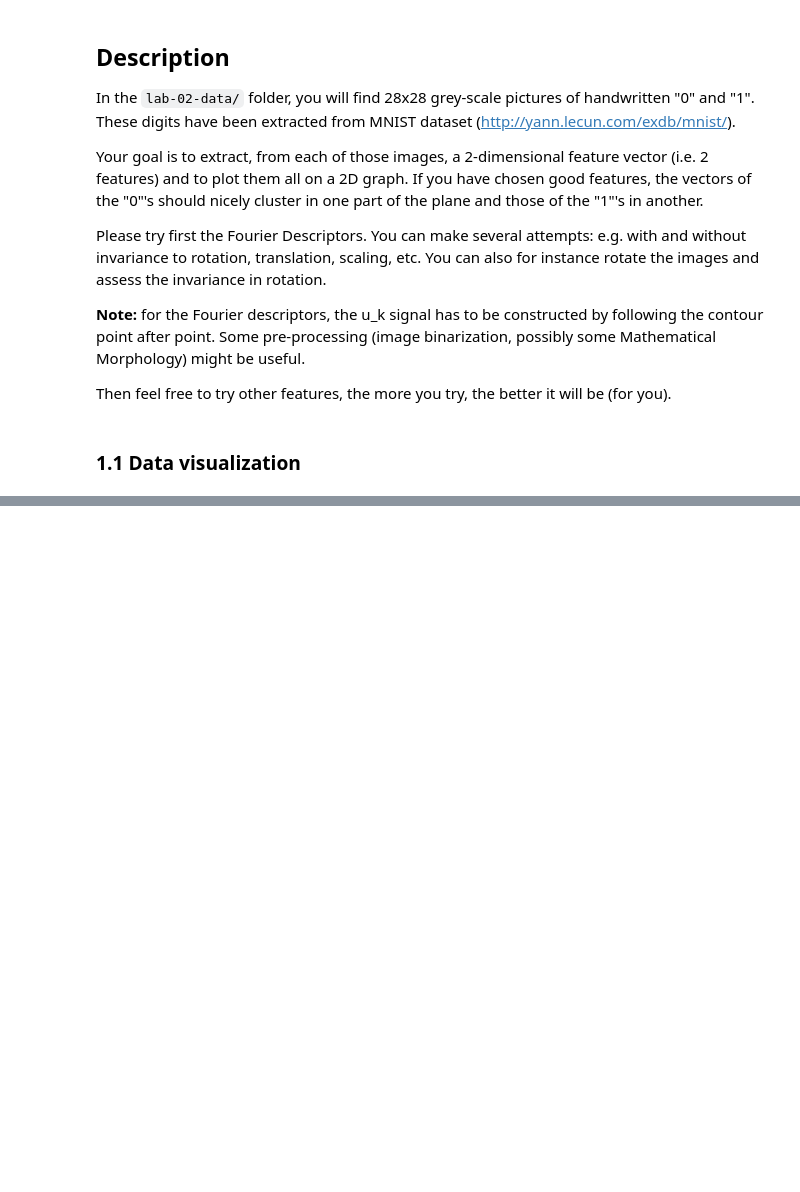
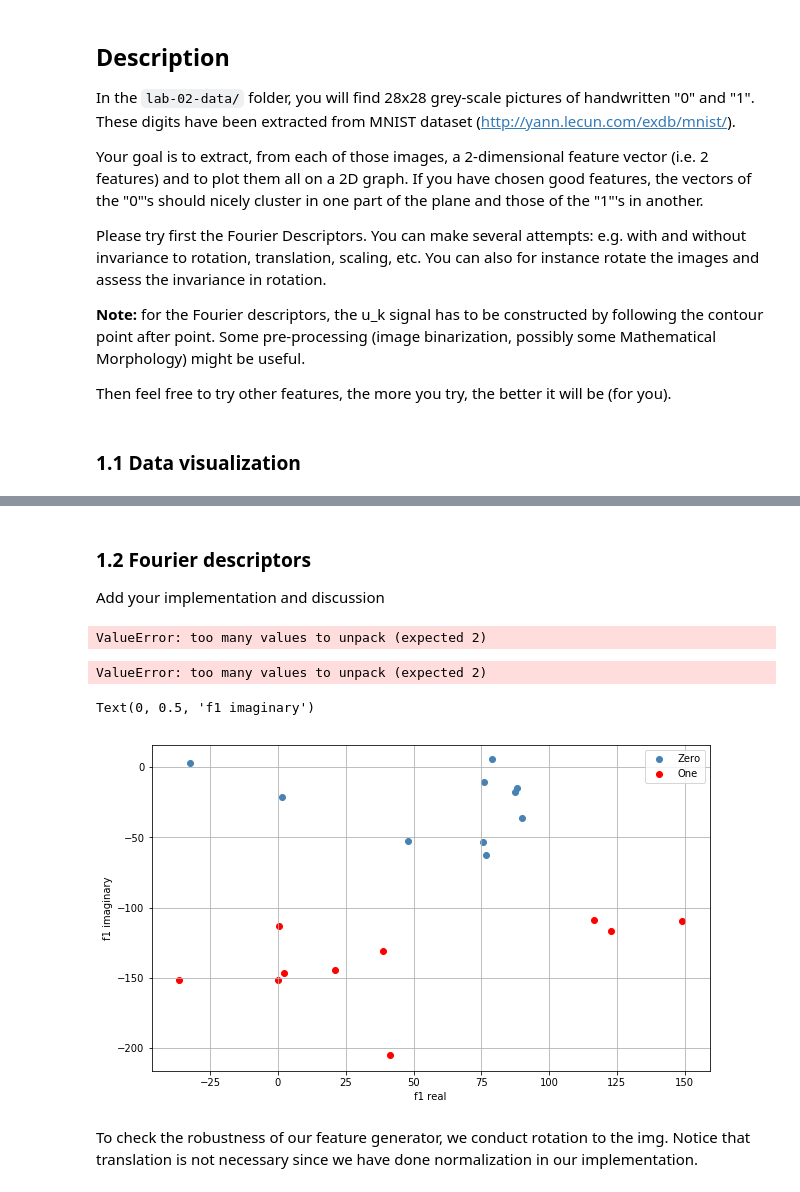
Before and after one commit to Elisabettaaa/Image-Analysis-and-Pattern-Recognition, a Jupyter notebook: labs/lab_02_object_description.ipynb, the cells around one changed output, grey strips where cells are left out. Saved outputs shown, nothing was run; the diff lists cells and outputs as text; code cells hidden in the pictures; blank space fills up the shorter version.

```diff
--- a/labs/lab_02_object_description.ipynb
+++ b/labs/lab_02_object_description.ipynb
@@ -229,13 +43,0 @@ Modified_Descriptor.iloc[1,:]=Fourier_trasform(len(contour),fourier)
-# %%
-#analysis for the scaled image
-im2, contours, hierarchy = cv2.findContours(scaled_image.astype('uint8'), cv2.RETR_TREE, cv2.CHAIN_APPROX_NONE)
-
-contour = sorted(contours, key = lambda x: len(x))[-1]
-fourier=np.zeros((len(contour),1),dtype=np.complex64)#contours[0] is the max len contours
-
-    #trasform the contour coordinate into complex one
-for i, contours in enumerate(contour):
-
-        fourier[i]=complex(contours[0][1],contours[0][0])
-
-Modified_Descriptor.iloc[2,:]=Fourier_trasform(len(contour),fourier)
@@ -300,2 +43,0 @@ The other images of one and zeros are then all compared with these two distance
-# %%
-plt.rcParams['figure.figsize'] = (8.0, 8.0)
@@ -640,0 +78,3 @@ The division in classes is really hard and this is due to the completely differe
+# %% [markdown]
+### 1.2 Fourier descriptors
+Add your implementation and discussion
@@ -640,0 +128,25 @@ The division in classes is really hard and this is due to the completely differe
+# %%
+# Get 1st fourier descriptor for all img with label zero
+zero_f1 = np.asarray([find_fourier_descriptor(img) for img in zeros_im])
+# %% [output]
+ValueError: too many values to unpack (expected 2)
+# %%
+# Get 1st fourier descriptor for all img with label one
+one_f1 = np.asarray([find_fourier_descriptor(img) for img in ones_im])
+# %% [output]
+ValueError: too many values to unpack (expected 2)
+# %%
+# Visualize the results
+fig = plt.figure(figsize = (10, 6))
+ax = fig.add_subplot(111)
+ax.scatter(zero_f1[:, 0], zero_f1[:, 1], c = 'steelblue', label = 'Zero')
+ax.scatter(one_f1[:, 0], one_f1[:, 1], c = 'red', label = 'One')
+ax.legend()
+ax.grid(True)
+ax.set_xlabel('f1 real')
+ax.set_ylabel('f1 imaginary')
+# %% [output]
+Text(0, 0.5, 'f1 imaginary')
+[figure, added]
+# %% [markdown]
+To check the robustness of our feature generator, we conduct rotation to the img. Notice that translation is not necessary since we have done normalization in our implementation.
```
Also changed, not shown: parts of 102 cells of this notebook.
